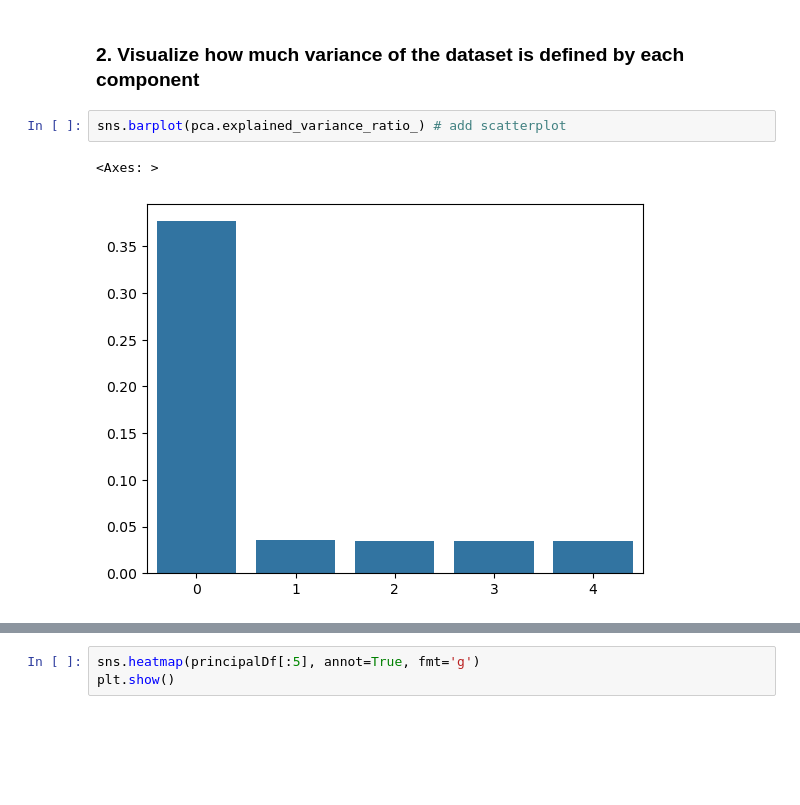
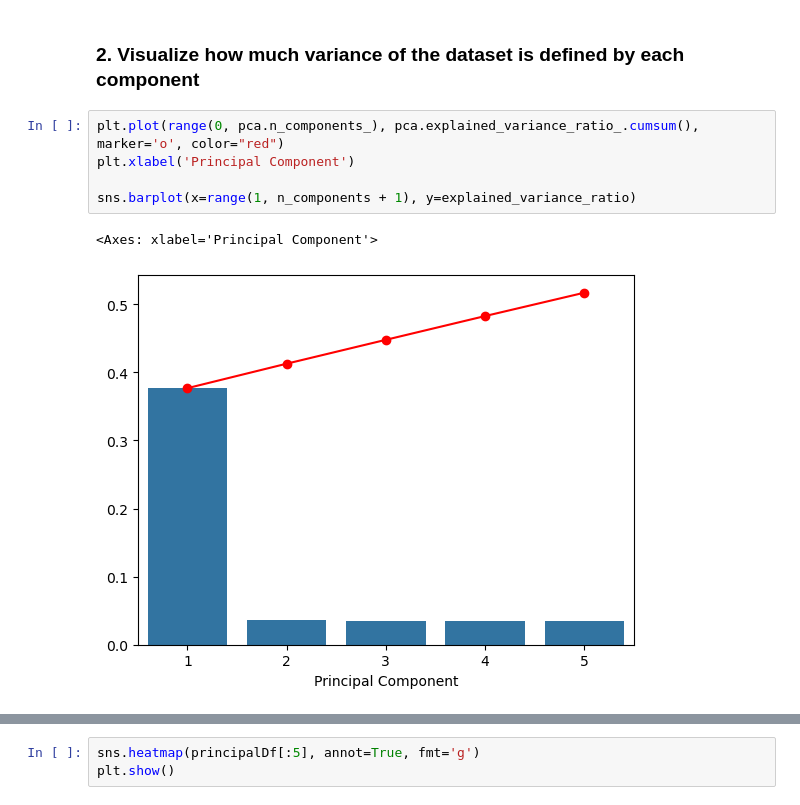
Before and after one commit to jeff0167/Data_And_Things, a Jupyter notebook: pdm_task.ipynb, the cells around one changed output, grey strips where cells are left out. Saved outputs shown, nothing was run; the diff lists cells and outputs as text; blank space fills up the shorter version.

```diff
--- a/pdm_task.ipynb
+++ b/pdm_task.ipynb
@@ -126,11 +126,14 @@ pca.explained_variance_ratio_
 array([0.37687365, 0.0359165 , 0.03507436, 0.03489235, 0.03428399])
 # %% [markdown]
 ### 2. Visualize how much variance of the dataset is defined by each component
-# %%
-sns.barplot(pca.explained_variance_ratio_) # add scatterplot
-# %% [output]
-<Axes: >
-[figure, removed]
+# %%
+plt.plot(range(0, pca.n_components_), pca.explained_variance_ratio_.cumsum(), marker='o', color="red")
+plt.xlabel('Principal Component')
+
+sns.barplot(x=range(1, n_components + 1), y=explained_variance_ratio)
+# %% [output]
+<Axes: xlabel='Principal Component'>
+[figure, added]
 # %%
 principalDf
 # %% [output]
```
Also changed, not shown: parts of 7 cells of this notebook, 3 other files.
